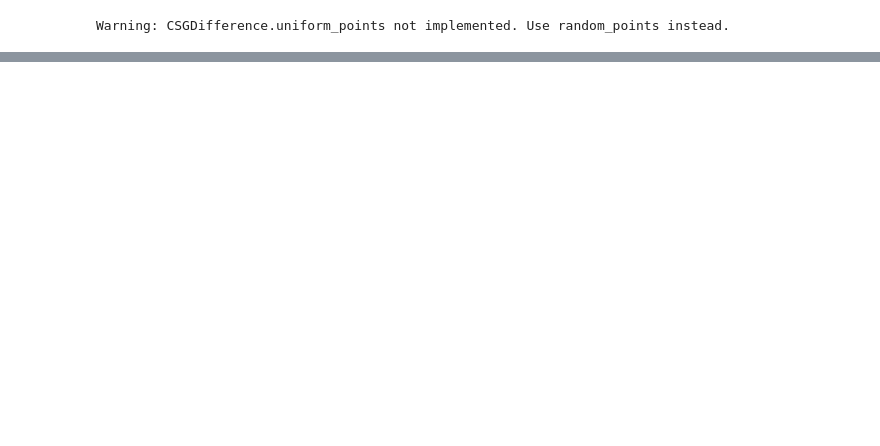
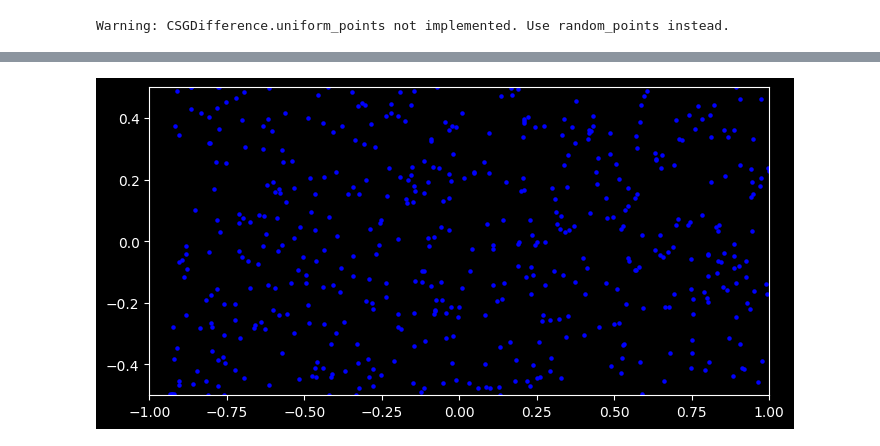
Before and after one commit to Andreea720/challenge_Navier_Stokes_ResNet, a Jupyter notebook: navier_stokes.ipynb, the cells around one changed output, grey strips where cells are left out. Cells and saved outputs as stored; diff of their text form; code cells hidden in the pictures; blank space fills up the shorter version.

Commit message:
managing to have more frames to see how the liquid is moving around the 2 shapes at different moments to create a video of it

```diff
--- a/navier_stokes.ipynb
+++ b/navier_stokes.ipynb
@@ -149,6 +158,6 @@ model = dde.Model(data, net)
 # %%
 # Compile and train
 model.compile("adam", lr=1e-3)
-losshistory, train_state = model.train(epochs=20000)
+losshistory, train_state = model.train(epochs=500)
 # %% [output]
 Compiling model...
@@ -221,0 +207,53 @@ for i in range(num_frames):
+# %%
+import matplotlib.pyplot as plt
+from matplotlib.animation import FuncAnimation
+import numpy as np
+from scipy.interpolate import griddata
+
+# Prepare a grid for interpolation
+samples = geom.random_points(5000)  # same as before
+result = model.predict(samples)      # predict only for these points
+
+u = result[:, 0]
+v = result[:, 1]
+
+
+# Interpolate velocity on a regular grid
+grid_x, grid_y = np.meshgrid(np.linspace(-L/2, L/2, 200), np.linspace(-D/2, D/2, 200))
+grid_u = griddata(samples, u, (grid_x, grid_y), method='cubic', fill_value=0)
+grid_v = griddata(samples, v, (grid_x, grid_y), method='cubic', fill_value=0)
+
+# Initialize particles
+num_particles = 500
+particles_x = np.random.uniform(-L/2, L/2, num_particles)
+particles_y = np.random.uniform(-D/2, D/2, num_particles)
+
+fig, ax = plt.subplots(figsize=(8, 4))
+scat = ax.scatter(particles_x, particles_y, s=5, c='blue')
+ax.set_xlim(-L/2, L/2)
+ax.set_ylim(-D/2, D/2)
+
+def update(frame):
+    global particles_x, particles_y
+    # Interpolate velocities at particle positions
+    particles_u = griddata((grid_x.flatten(), grid_y.flatten()), grid_u.flatten(), (particles_x, particles_y), method='cubic', fill_value=0)
+    particles_v = griddata((grid_x.flatten(), grid_y.flatten()), grid_v.flatten(), (particles_x, particles_y), method='cubic', fill_value=0)
+
+    # Euler step
+    dt = 0.01
+    particles_x += particles_u * dt
+    particles_y += particles_v * dt
+
+    # Wrap or reset particles if they go outside
+    mask = (particles_x < -L/2) | (particles_x > L/2) | (particles_y < -D/2) | (particles_y > D/2)
+    particles_x[mask] = np.random.uniform(-L/2, L/2, np.sum(mask))
+    particles_y[mask] = np.random.uniform(-D/2, D/2, np.sum(mask))
+
+    scat.set_offsets(np.c_[particles_x, particles_y])
+    return scat,
+
+ani = FuncAnimation(fig, update, frames=10, interval=50)
+ani.save("flow.mp4", fps=20, dpi=200)
+plt.show()
+# %% [output]
+[figure, added]
```
Also changed, not shown: parts of 6 cells of this notebook.
